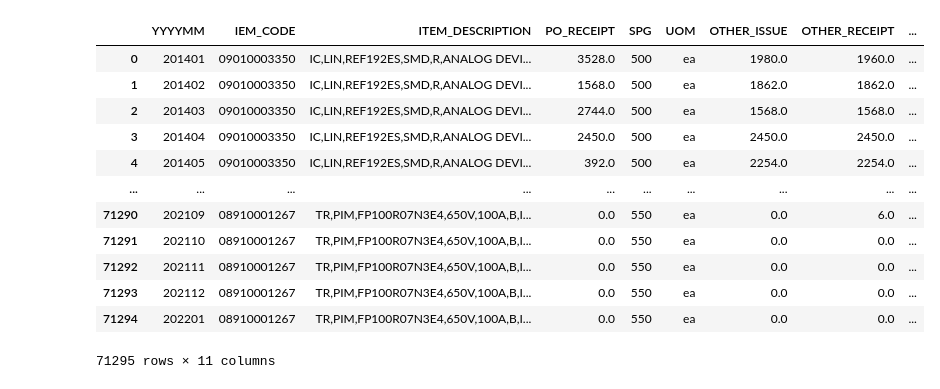
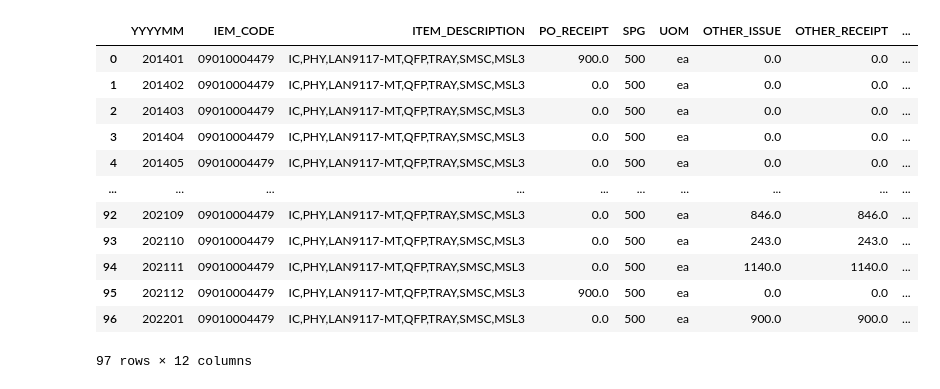
Before and after one commit to Sohn6523/Automation-Demand-Forecast, a Jupyter notebook: notebooks/prophet_item3.ipynb, the cells around one changed output. Cells and saved outputs as stored; diff of their text form; code cells hidden in the pictures.

```diff
--- a/notebooks/prophet_item3.ipynb
+++ b/notebooks/prophet_item3.ipynb
@@ -8,17 +17,18 @@ import plotly.graph_objects as go
 # %%
-df_tmp = pd.read_csv('../data/INV_Transacton_Summary_merge_filled_0.csv', index_col=0)
-df_tmp
+df_tmp = pd.read_csv('../data/processed/INV_Transacton_Summary_merge_filled_0.csv', index_col=0)
+df = df_tmp[df_tmp['IEM_CODE']=='09010004479'].reset_index(drop=True) # item 3
+df
 # %% [output]
 |  | YYYYMM | IEM_CODE | ITEM_DESCRIPTION | PO_RECEIPT | SPG | UOM | OTHER_ISSUE | OTHER_RECEIPT | ... |
-| 0 | 201401 | 09010003350 | IC,LIN,REF192ES,SMD,R,ANALOG DEVI... | 3528.0 | 500 | ea | 1980.0 | 1960.0 | ... |
-| 1 | 201402 | 09010003350 | IC,LIN,REF192ES,SMD,R,ANALOG DEVI... | 1568.0 | 500 | ea | 1862.0 | 1862.0 | ... |
-| 2 | 201403 | 09010003350 | IC,LIN,REF192ES,SMD,R,ANALOG DEVI... | 2744.0 | 500 | ea | 1568.0 | 1568.0 | ... |
-| 3 | 201404 | 09010003350 | IC,LIN,REF192ES,SMD,R,ANALOG DEVI... | 2450.0 | 500 | ea | 2450.0 | 2450.0 | ... |
-| 4 | 201405 | 09010003350 | IC,LIN,REF192ES,SMD,R,ANALOG DEVI... | 392.0 | 500 | ea | 2254.0 | 2254.0 | ... |
+| 0 | 201401 | 09010004479 | IC,PHY,LAN9117-MT,QFP,TRAY,SMSC,MSL3 | 900.0 | 500 | ea | 0.0 | 0.0 | ... |
+| 1 | 201402 | 09010004479 | IC,PHY,LAN9117-MT,QFP,TRAY,SMSC,MSL3 | 0.0 | 500 | ea | 0.0 | 0.0 | ... |
+| 2 | 201403 | 09010004479 | IC,PHY,LAN9117-MT,QFP,TRAY,SMSC,MSL3 | 0.0 | 500 | ea | 0.0 | 0.0 | ... |
+| 3 | 201404 | 09010004479 | IC,PHY,LAN9117-MT,QFP,TRAY,SMSC,MSL3 | 0.0 | 500 | ea | 0.0 | 0.0 | ... |
+| 4 | 201405 | 09010004479 | IC,PHY,LAN9117-MT,QFP,TRAY,SMSC,MSL3 | 0.0 | 500 | ea | 0.0 | 0.0 | ... |
 | ... | ... | ... | ... | ... | ... | ... | ... | ... | ... |
-| 71290 | 202109 | 08910001267 | TR,PIM,FP100R07N3E4,650V,100A,B,I... | 0.0 | 550 | ea | 0.0 | 6.0 | ... |
-| 71291 | 202110 | 08910001267 | TR,PIM,FP100R07N3E4,650V,100A,B,I... | 0.0 | 550 | ea | 0.0 | 0.0 | ... |
-| 71292 | 202111 | 08910001267 | TR,PIM,FP100R07N3E4,650V,100A,B,I... | 0.0 | 550 | ea | 0.0 | 0.0 | ... |
-| 71293 | 202112 | 08910001267 | TR,PIM,FP100R07N3E4,650V,100A,B,I... | 0.0 | 550 | ea | 0.0 | 0.0 | ... |
-| 71294 | 202201 | 08910001267 | TR,PIM,FP100R07N3E4,650V,100A,B,I... | 0.0 | 550 | ea | 0.0 | 0.0 | ... |
+| 92 | 202109 | 09010004479 | IC,PHY,LAN9117-MT,QFP,TRAY,SMSC,MSL3 | 0.0 | 500 | ea | 846.0 | 846.0 | ... |
+| 93 | 202110 | 09010004479 | IC,PHY,LAN9117-MT,QFP,TRAY,SMSC,MSL3 | 0.0 | 500 | ea | 243.0 | 243.0 | ... |
+| 94 | 202111 | 09010004479 | IC,PHY,LAN9117-MT,QFP,TRAY,SMSC,MSL3 | 0.0 | 500 | ea | 1140.0 | 1140.0 | ... |
+| 95 | 202112 | 09010004479 | IC,PHY,LAN9117-MT,QFP,TRAY,SMSC,MSL3 | 900.0 | 500 | ea | 0.0 | 0.0 | ... |
+| 96 | 202201 | 09010004479 | IC,PHY,LAN9117-MT,QFP,TRAY,SMSC,MSL3 | 0.0 | 500 | ea | 900.0 | 900.0 | ... |
-71295 rows × 11 columns
+97 rows × 12 columns
```
Also changed, not shown: parts of 8 cells of this notebook.
